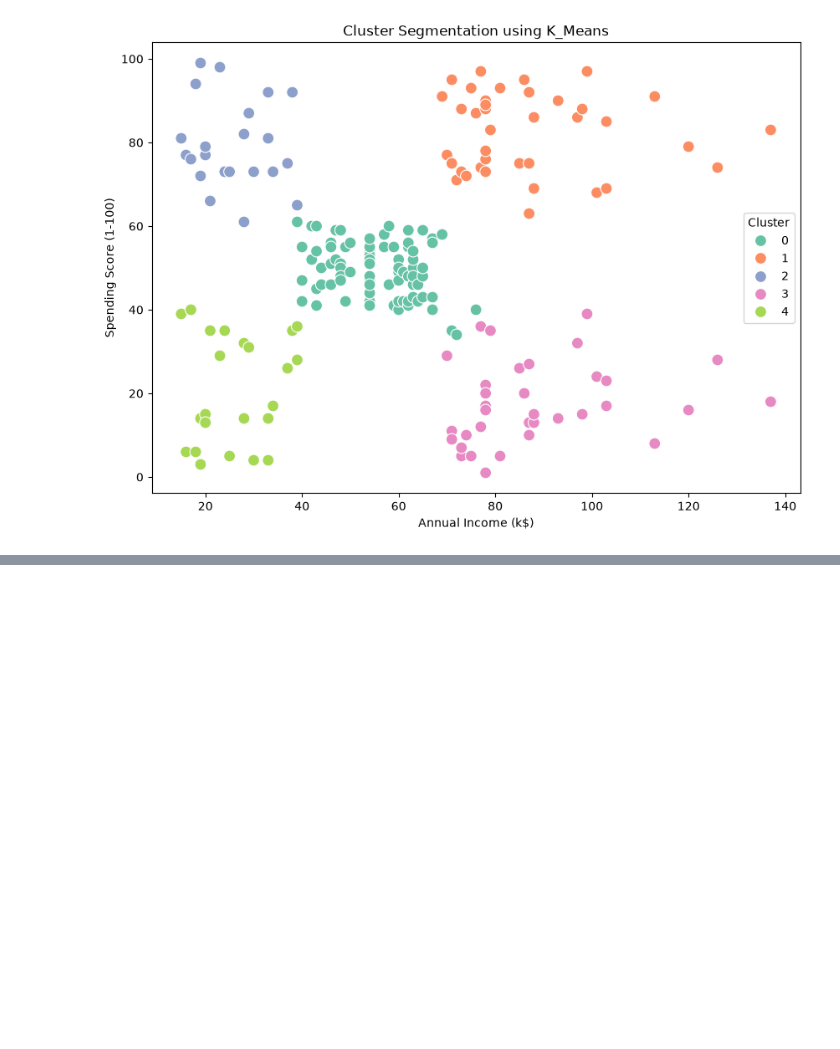
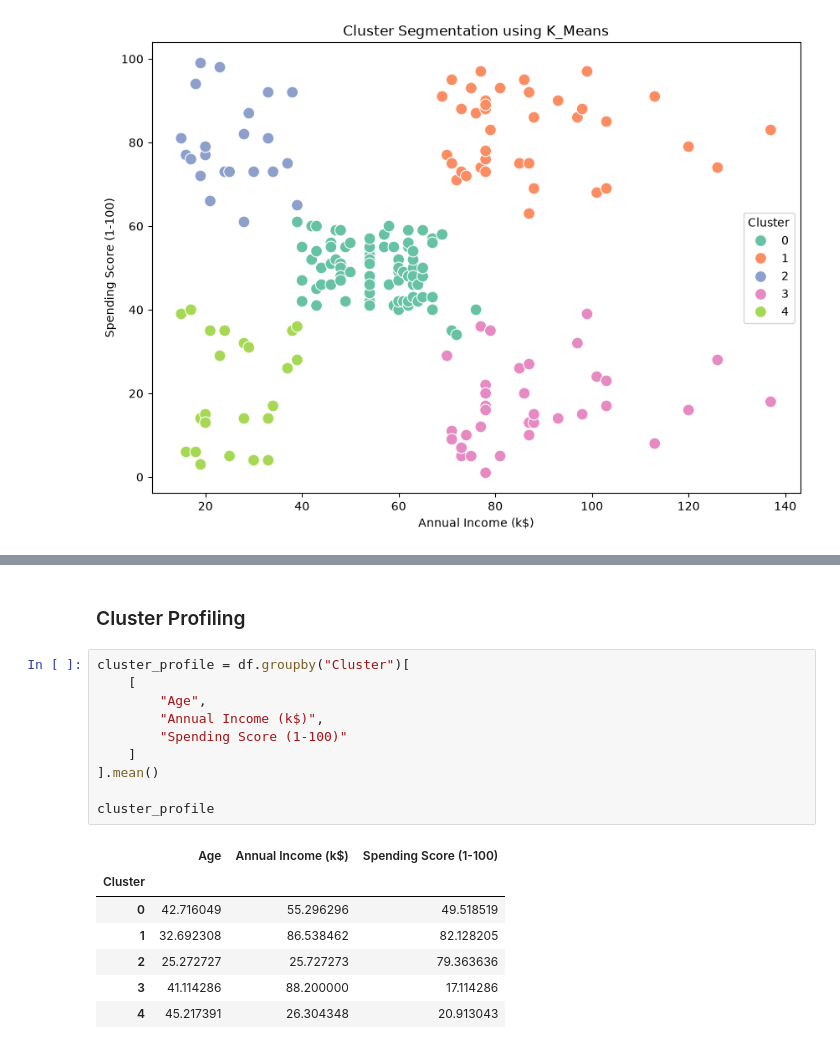
Before and after one commit to Niraj7272/customer_segmentation_K-Means, a Jupyter notebook: notebooks/01_customer_segmentation.ipynb, the cells around one changed output, grey strips where cells are left out. Saved outputs shown, nothing was run; the diff lists cells and outputs as text; blank space fills up the shorter version.

```diff
--- a/notebooks/01_customer_segmentation.ipynb
+++ b/notebooks/01_customer_segmentation.ipynb
@@ -325,0 +380,20 @@ plt.show()
+# %% [markdown]
+### Cluster Profiling
+# %%
+cluster_profile = df.groupby("Cluster")[
+    [
+        "Age",
+        "Annual Income (k$)",
+        "Spending Score (1-100)"
+    ]
+].mean()
+
+cluster_profile
+# %% [output]
+|  | Age | Annual Income (k$) | Spending Score (1-100) |
+| Cluster |  |  |  |
+| 0 | 42.716049 | 55.296296 | 49.518519 |
+| 1 | 32.692308 | 86.538462 | 82.128205 |
+| 2 | 25.272727 | 25.727273 | 79.363636 |
+| 3 | 41.114286 | 88.200000 | 17.114286 |
+| 4 | 45.217391 | 26.304348 | 20.913043 |
```
Also changed, not shown: parts of 6 cells of this notebook.
